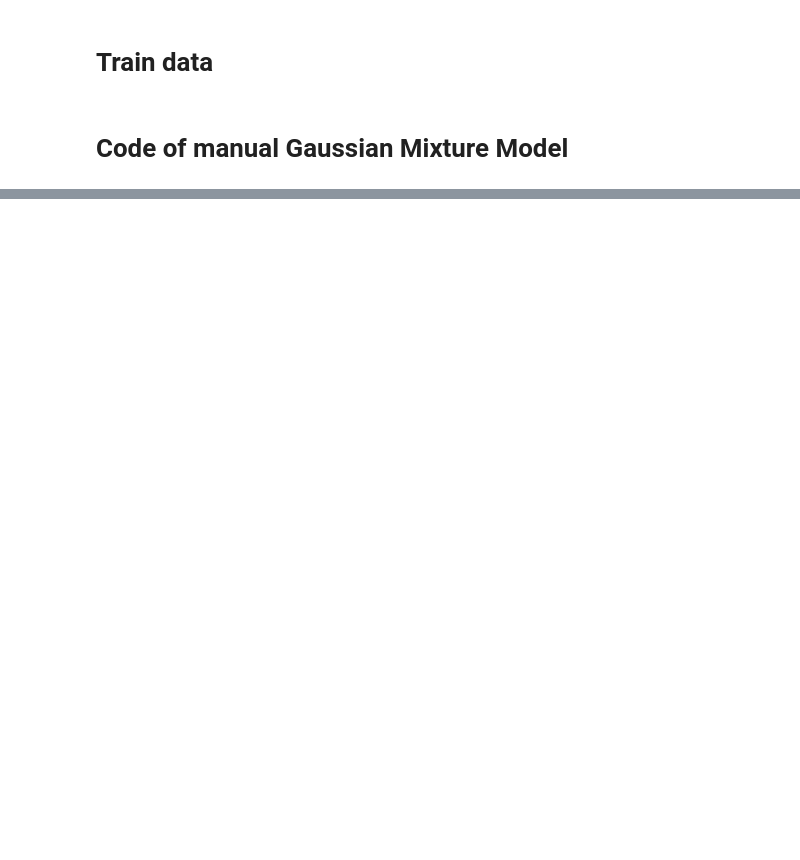
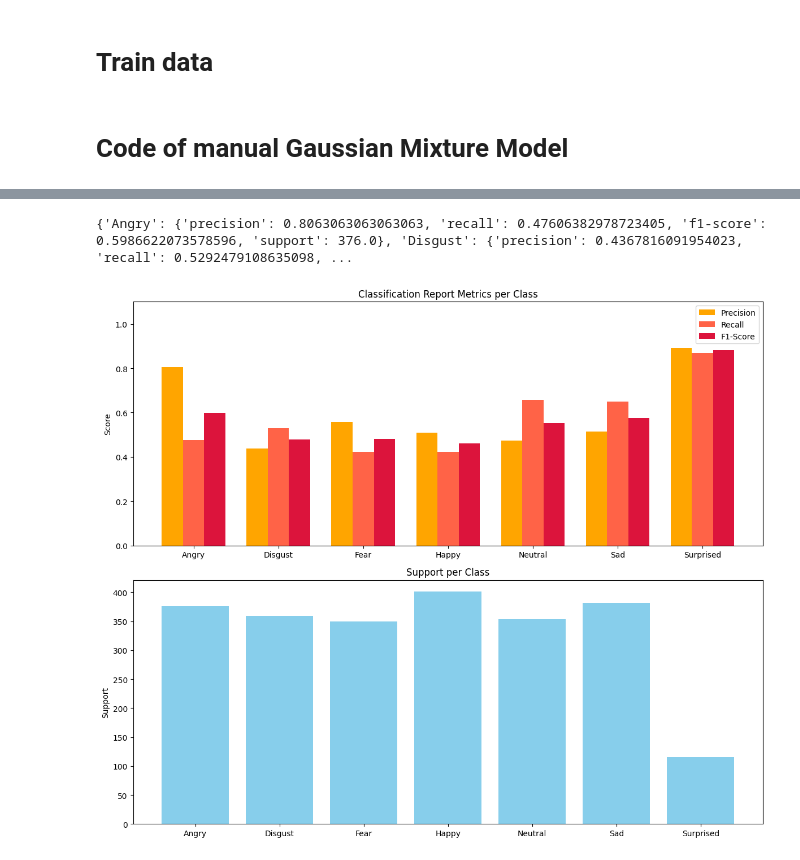
Before and after one commit to f1rset/SER, a Jupyter notebook: model_GMM.ipynb, the cells around one changed output, grey strips where cells are left out. Cells and saved outputs as stored; diff of their text form; code cells hidden in the pictures; blank space fills up the shorter version.

Commit message:
added visualisation

```diff
--- a/model_GMM.ipynb
+++ b/model_GMM.ipynb
@@ -196,7 +203,7 @@ features_df.head()
 # Lib PCA & StandardScaler
 # %%
 table = np.array(features_df['features'].tolist())
-pca = PCA(30)
+pca = PCA(50)
 pcaed_table = pca.fit_transform(table)
 
 scaler = StandardScaler()
@@ -376,0 +382,36 @@ weighted avg       0.57      0.55      0.55      2337
+# %%
+report_dict = classification_report(y_test_labels, y_pred_labels, output_dict=True)
+report_dict = {'Angry': report_dict['Angry'], 'Disgust': report_dict['Disgust'], 'Fear': report_dict['Fear'], 'Happy': report_dict['Happy'], 'Neutral': report_dict['Neutral'], 'Sad': report_dict['Sad'], 'Neutral': report_dict['Neutral'], 'Surprised': report_dict['Surprised']}
+print(report_dict)
+
+class_labels = list(report_dict.keys())
+
+precision = [report_dict[label]['precision'] for label in class_labels]
+recall = [report_dict[label]['recall'] for label in class_labels]
+f1_score = [report_dict[label]['f1-score'] for label in class_labels]
+support = [report_dict[label]['support'] for label in class_labels]
+
+x = np.arange(len(class_labels))
+width = 0.25
+
+fig, axs = plt.subplots(2, 1, figsize=(12, 10))
+axs[0].bar(x - width, precision, width, label='Precision', color='orange')
+axs[0].bar(x, recall, width, label='Recall', color='tomato')
+axs[0].bar(x + width, f1_score, width, label='F1-Score', color='crimson')
+
+axs[0].set_ylabel('Score')
+axs[0].set_title('Classification Report Metrics per Class')
+axs[0].set_xticks(x)
+axs[0].set_xticklabels(class_labels)
+axs[0].legend()
+axs[0].set_ylim(0, 1.1)
+
+axs[1].bar(class_labels, support, color='skyblue')
+axs[1].set_ylabel('Support')
+axs[1].set_title('Support per Class')
+
+plt.tight_layout()
+plt.show()
+# %% [output]
+{'Angry': {'precision': 0.8063063063063063, 'recall': 0.47606382978723405, 'f1-score': 0.5986622073578596, 'support': 376.0}, 'Disgust': {'precision': 0.4367816091954023, 'recall': 0.5292479108635098, ...
+[figure, added]
```
Also changed, not shown: parts of 7 cells of this notebook, 1 other file.
